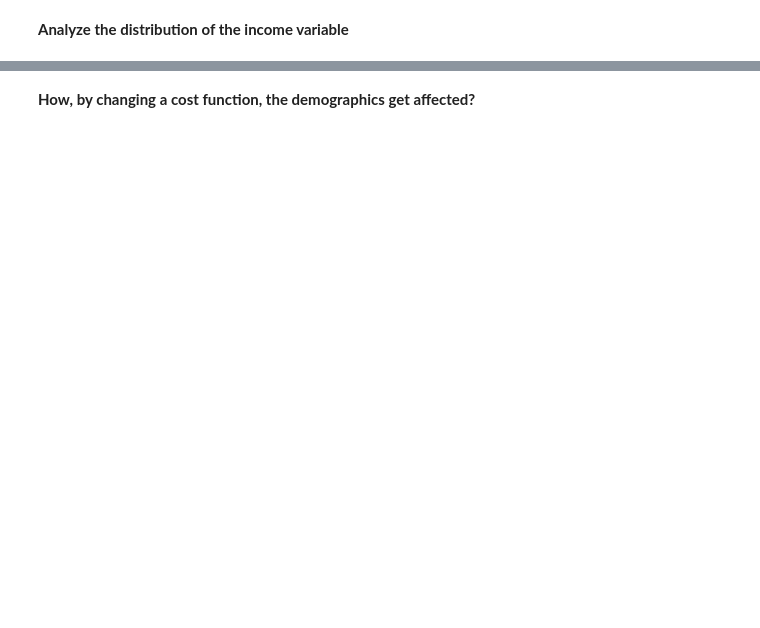
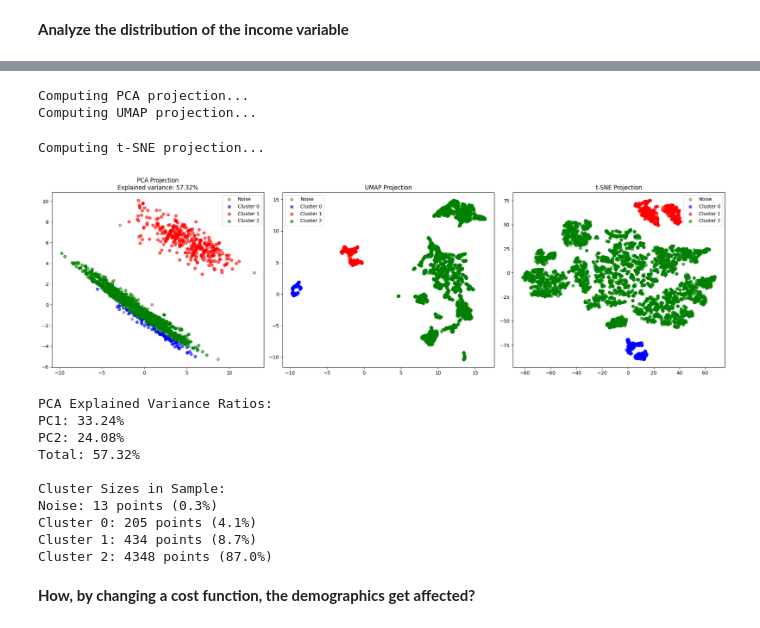
Before and after one commit to matsammut/ICS5110-Applied_ML, a Jupyter notebook: hdbscan/hdbscan.ipynb, the cells around one changed output, grey strips where cells are left out. Drawn from its saved outputs; the diff is of its cells as text; code cells hidden in the pictures; blank space fills up the shorter version.

```diff
--- a/hdbscan/hdbscan.ipynb
+++ b/hdbscan/hdbscan.ipynb
@@ -471,7 +536,8 @@ def visualize_clusters_clear_colors(df_transformed, cluster_labels, sample_size=
     cluster_colors = {
         -1: 'gray',    # Noise points in gray
         0: 'blue',     # Cluster 0 in blue
-        1: 'red'       # Cluster 1 in red
+        1: 'red',
+        2: 'green'       # Cluster 1 in red
     }
 
     # Convert cluster labels to colors
@@ -486,7 +552,7 @@ def visualize_clusters_clear_colors(df_transformed, cluster_labels, sample_size=
     embedding_pca = pca.fit_transform(df_sample)
 
     ax1 = fig.add_subplot(131)
-    for cluster in [-1, 0, 1]:
+    for cluster in [-1, 0, 1, 2]:
         mask = clusters_sample == cluster
         label = 'Noise' if cluster == -1 else f'Cluster {cluster}'
         ax1.scatter(embedding_pca[mask, 0], embedding_pca[mask, 1],
@@ -502,7 +568,7 @@ def visualize_clusters_clear_colors(df_transformed, cluster_labels, sample_size=
     embedding_umap = reducer.fit_transform(df_sample)
 
     ax2 = fig.add_subplot(132)
-    for cluster in [-1, 0, 1]:
+    for cluster in [-1, 0, 1, 2]:
         mask = clusters_sample == cluster
         label = 'Noise' if cluster == -1 else f'Cluster {cluster}'
         ax2.scatter(embedding_umap[mask, 0], embedding_umap[mask, 1],
@@ -518,34 +584,49 @@ def visualize_clusters_clear_colors(df_transformed, cluster_labels, sample_size=
     embedding_tsne = tsne.fit_transform(df_sample)
 
     ax3 = fig.add_subplot(133)
-    for cluster in [-1, 0, 1]:
+    for cluster in [-1, 0, 1, 2]:
         mask = clusters_sample == cluster
         label = 'Noise' if cluster == -1 else f'Cluster {cluster}'
         ax3.scatter(embedding_tsne[mask, 0], embedding_tsne[mask, 1],
                    c=cluster_colors[cluster],
                    alpha=0.6,
                    label=label)
     ax3.set_title('t-SNE Projection')
     ax3.legend()
 
     plt.tight_layout()
     plt.show()
 
     # Print explained variance ratios for PCA
     print("\nPCA Explained Variance Ratios:")
     print(f"PC1: {pca.explained_variance_ratio_[0]:.2%}")
     print(f"PC2: {pca.explained_variance_ratio_[1]:.2%}")
     print(f"Total: {pca.explained_variance_ratio_.sum():.2%}")
 
     # Print cluster sizes
     unique, counts = np.unique(clusters_sample, return_counts=True)
     print("\nCluster Sizes in Sample:")
     for cluster, count in zip(unique, counts):
         label = 'Noise' if cluster == -1 else f'Cluster {cluster}'
         print(f"{label}: {count} points ({count/len(clusters_sample):.1%})")
 
 # Usage:
 visualize_clusters_clear_colors(df_transformed, cluster_labels)
+# %% [output]
+Computing PCA projection...
+Computing UMAP projection...
+Computing t-SNE projection...
+[figure, added]
+PCA Explained Variance Ratios:
+PC1: 33.24%
+PC2: 24.08%
+Total: 57.32%
+
+Cluster Sizes in Sample:
+Noise: 13 points (0.3%)
+Cluster 0: 205 points (4.1%)
+Cluster 1: 434 points (8.7%)
+Cluster 2: 4348 points (87.0%)
 # %% [markdown]
 **How, by changing a cost function, the demographics get affected?**
 # %%
```
Also changed, not shown: parts of 10 cells of this notebook, 6 other files.
